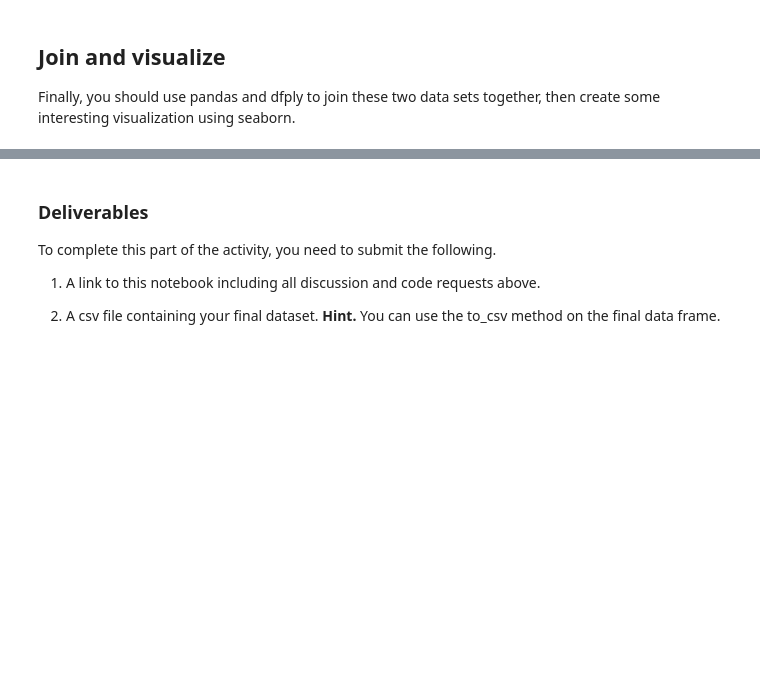
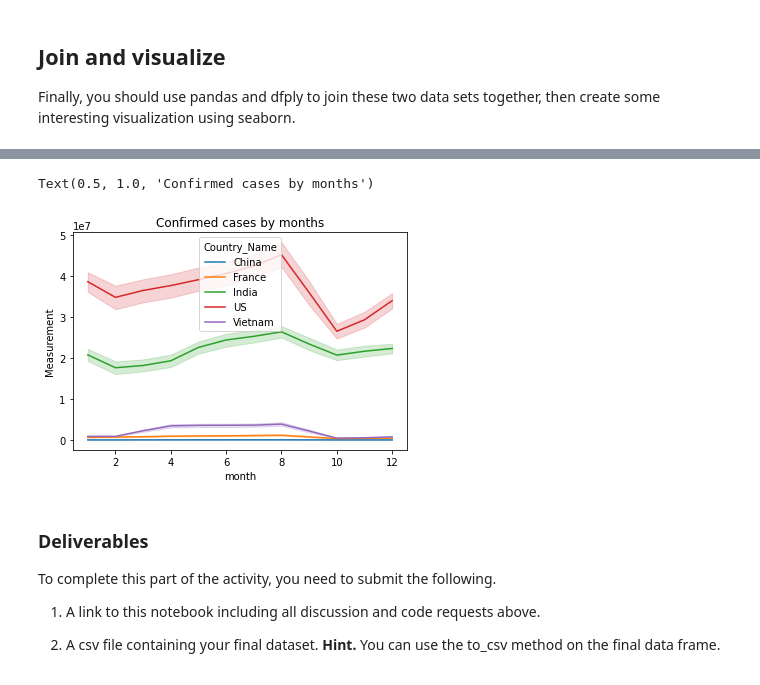
Before and after one commit to dustinvk03/activity_2_5_COVID_and_World_Bank_Data, a Jupyter notebook: act2_6_working_w_COVID19_and_World_Bank_Data.ipynb, the cells around one changed output, grey strips where cells are left out. Drawn from its saved outputs; the diff is of its cells as text; code cells hidden in the pictures; blank space fills up the shorter version.

```diff
--- a/act2_6_working_w_COVID19_and_World_Bank_Data.ipynb
+++ b/act2_6_working_w_COVID19_and_World_Bank_Data.ipynb
@@ -122,3 +267,9 @@ Finally, you should use pandas and dfply to join these two data sets together, t
+# %%
+sns.lineplot(x='month', y='Measurement', hue='Country_Name',
+             data= final_joined [ final_joined.Country_Name.isin(['US', 'China', 'India', 'France', 'Vietnam']) ] ).set_title('Confirmed cases by months')
+# %% [output]
+Text(0.5, 1.0, 'Confirmed cases by months')
+[figure, added]
 # %% [markdown]
 ### Deliverables
 To complete this part of the activity, you need to submit the following.
```
Also changed, not shown: parts of 27 cells of this notebook.
